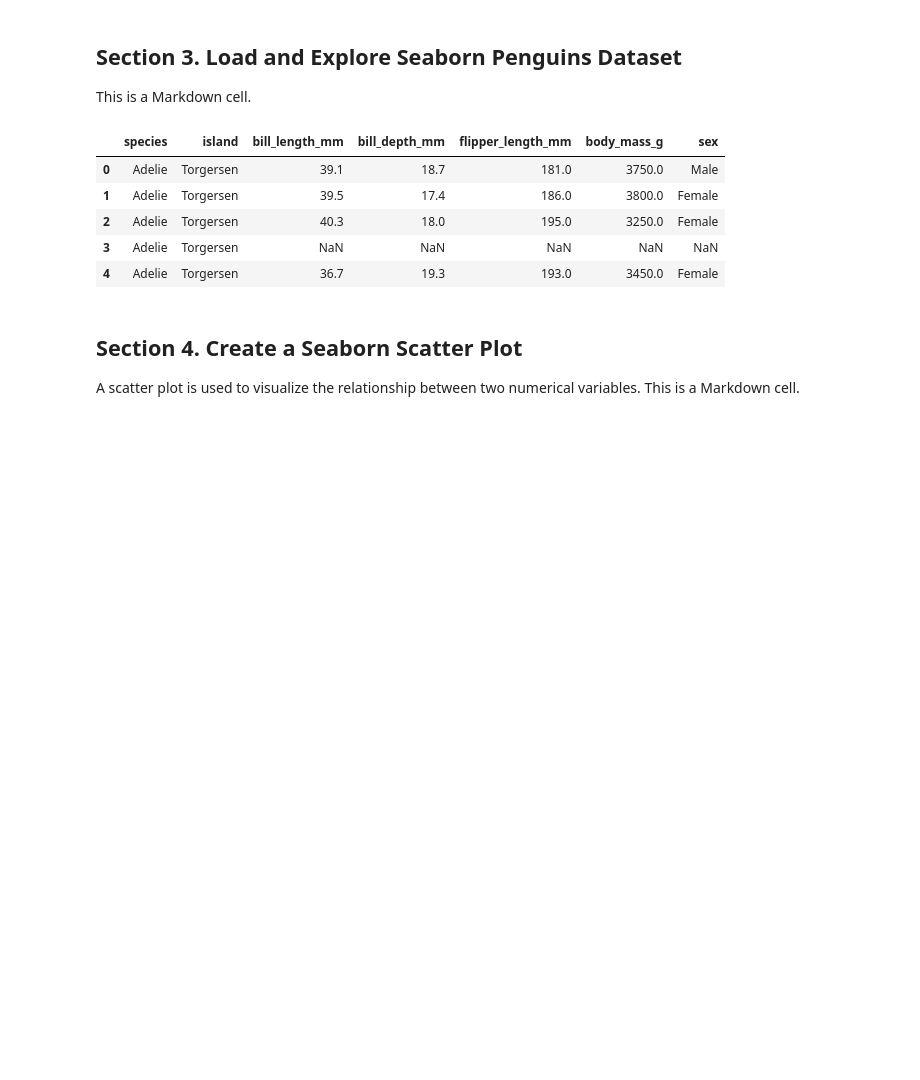
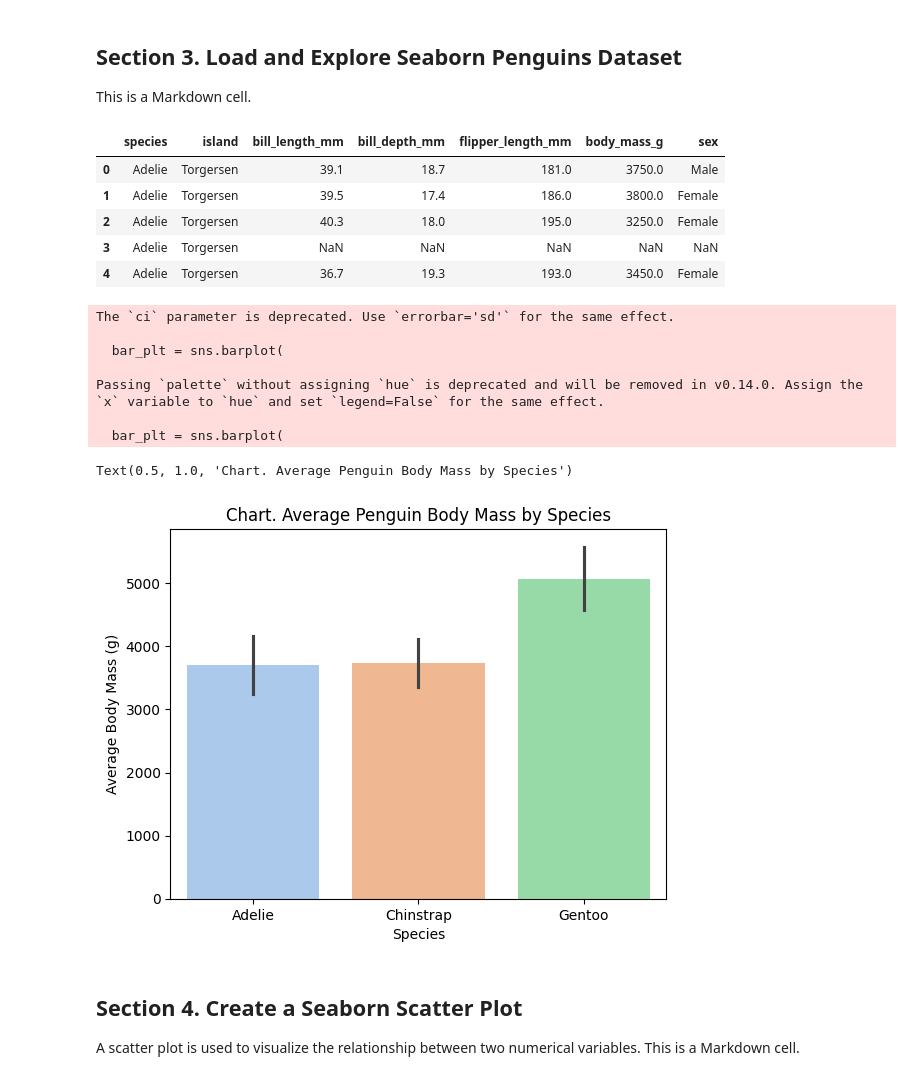
Before and after one commit to Angie-Crews/datafun-04-notebooks, a Jupyter notebook: angiecrews-notebook.ipynb, the cells around one changed output. Drawn from its saved outputs; the diff is of its cells as text; code cells hidden in the pictures; blank space fills up the shorter version.

```diff
--- a/angiecrews-notebook.ipynb
+++ b/angiecrews-notebook.ipynb
@@ -75,6 +75,45 @@ penguins_df.head()
 | 2 | Adelie | Torgersen | 40.3 | 18.0 | 195.0 | 3250.0 | Female |
 | 3 | Adelie | Torgersen | NaN | NaN | NaN | NaN | NaN |
 | 4 | Adelie | Torgersen | 36.7 | 19.3 | 193.0 | 3450.0 | Female |
+# %%
+# Ensure required libraries and data are available in this kernel session
+try:
+    sns  # type: ignore[name-defined]
+except NameError:
+    import seaborn as sns
+
+try:
+    np  # type: ignore[name-defined]
+except NameError:
+    import numpy as np
+
+# Load dataset if not already available
+if "penguins_df" not in globals():
+    penguins_df = sns.load_dataset("penguins")
+
+# Create a bar chart: average body mass by species
+bar_plt = sns.barplot(
+    data=penguins_df,
+    x="species",
+    y="body_mass_g",
+    estimator=np.mean,
+    ci="sd",
+    palette="pastel",
+)
+
+bar_plt.set_xlabel("Species")
+bar_plt.set_ylabel("Average Body Mass (g)")
+bar_plt.set_title("Chart. Average Penguin Body Mass by Species")
+# %% [output]
+The `ci` parameter is deprecated. Use `errorbar='sd'` for the same effect.
+
+  bar_plt = sns.barplot(
+
+Passing `palette` without assigning `hue` is deprecated and will be removed in v0.14.0. Assign the `x` variable to `hue` and set `legend=False` for the same effect.
+
+  bar_plt = sns.barplot(
+Text(0.5, 1.0, 'Chart. Average Penguin Body Mass by Species')
+[figure, added]
 # %% [markdown]
 ## Section 4. Create a Seaborn Scatter Plot
 
```
